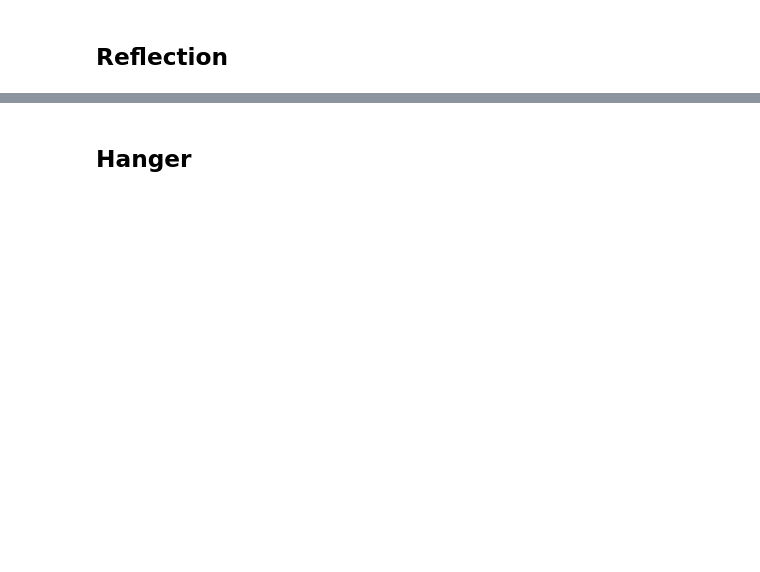
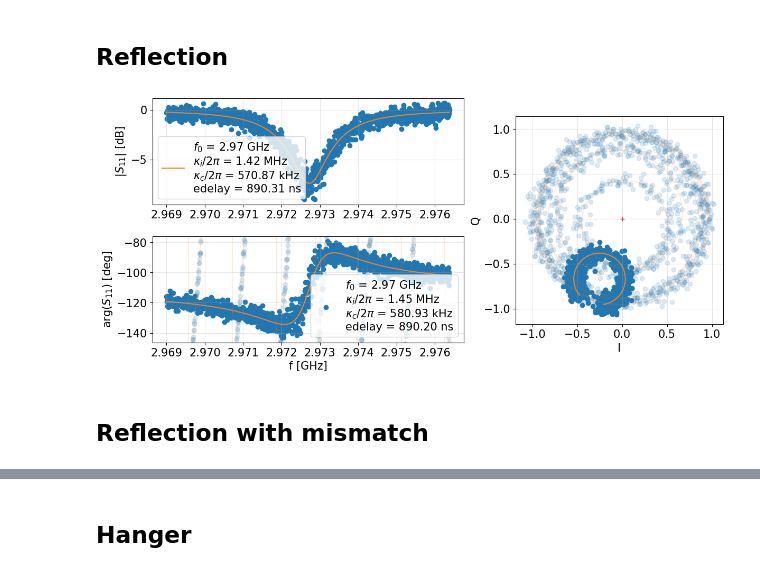
Before and after one commit to UlysseREGLADE/abcd_rf_fit, a Jupyter notebook: readme.ipynb, the cells around one changed output, grey strips where cells are left out. Saved outputs shown, nothing was run; the diff lists cells and outputs as text; code cells hidden in the pictures; blank space fills up the shorter version.

```diff
--- a/readme.ipynb
+++ b/readme.ipynb
@@ -16,5 +18,16 @@ plot(freq, signal, fit, params=params, fit_params=fit_params)
 # %% [markdown]
 ## Reflection
+# %%
+freq, signal, params = get_synthetic_signal('r')
+
+fit_func, fit_params = fit_signal(freq, signal, 'r', final_ls_opti=False, allow_mismatch=False)
+fit = fit_func(freq, *fit_params.tolist())
+
+plot(freq, signal, fit, params=params, fit_params=fit_params)
+# %% [output]
+[figure, added]
+# %% [markdown]
+## Reflection with mismatch
 # %%
 freq, signal, params = get_synthetic_signal('rm')
 
```
Also changed, not shown: parts of 12 cells of this notebook, 1 other file.
